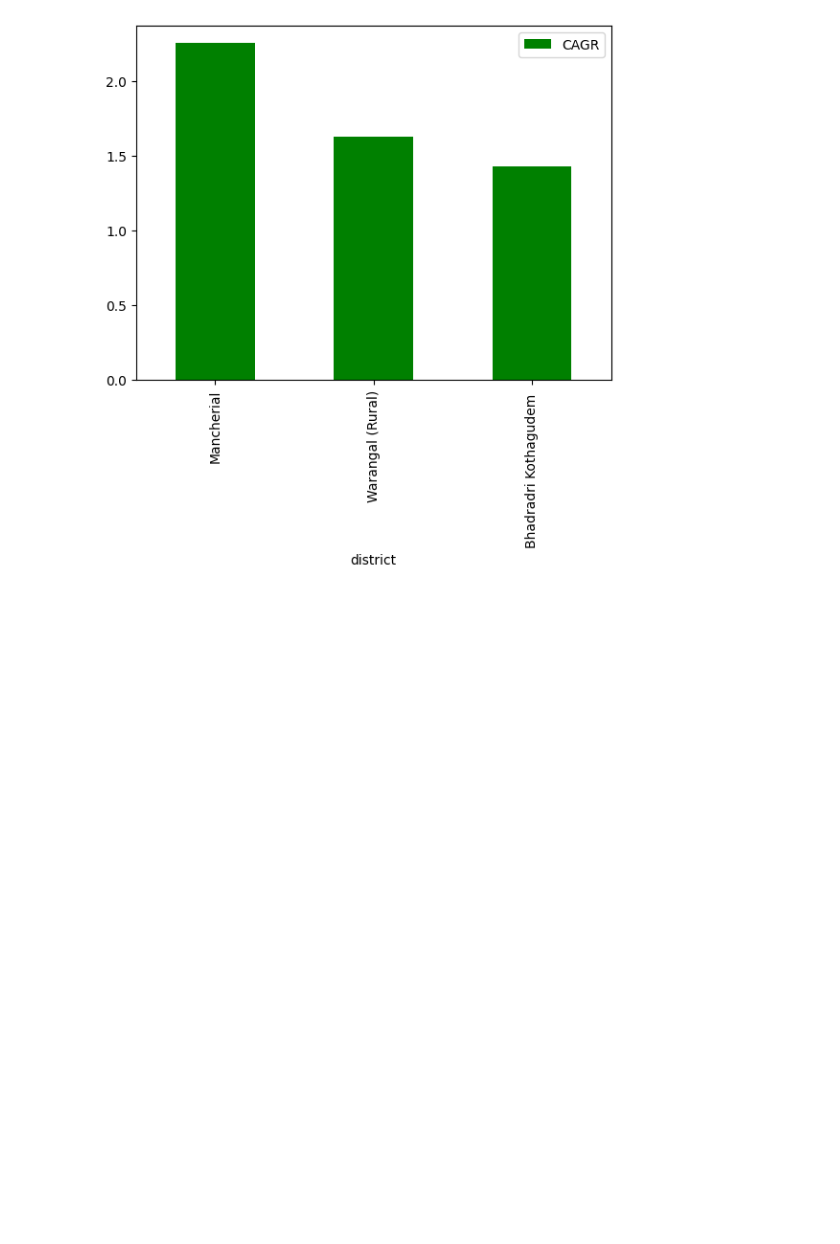
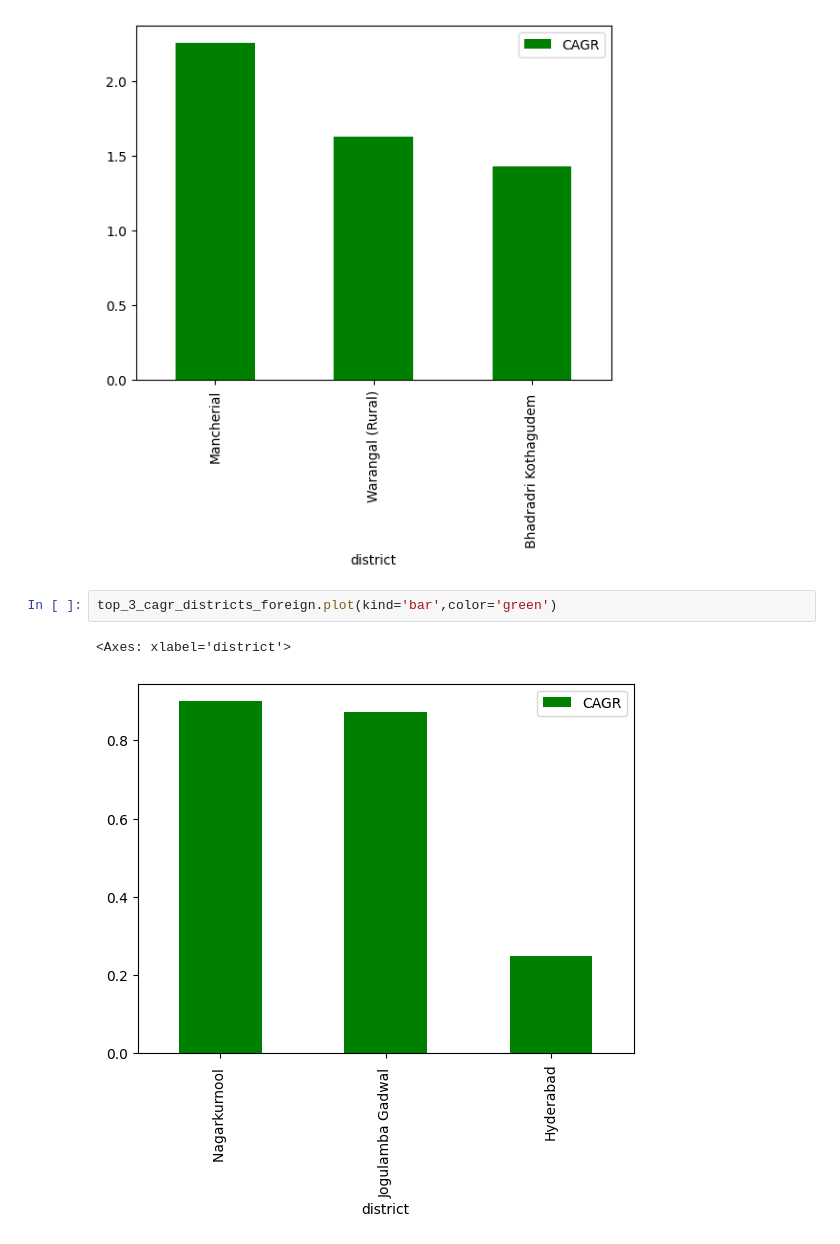
Before and after one commit to sourabhms66/Tourism_Revenue, a Jupyter notebook: codes.ipynb, the cells around one changed output. Cells and saved outputs as stored; diff of their text form; blank space fills up the shorter version.

```diff
--- a/codes.ipynb
+++ b/codes.ipynb
@@ -482,3 +482,8 @@ top_3_cagr_districts_domestic.plot(kind='bar',color='green')
 # %% [output]
 <Axes: xlabel='district'>
 [figure]
+# %%
+top_3_cagr_districts_foreign.plot(kind='bar',color='green')
+# %% [output]
+<Axes: xlabel='district'>
+[figure, added]
```
Also changed, not shown: parts of 1 cell of this notebook.
